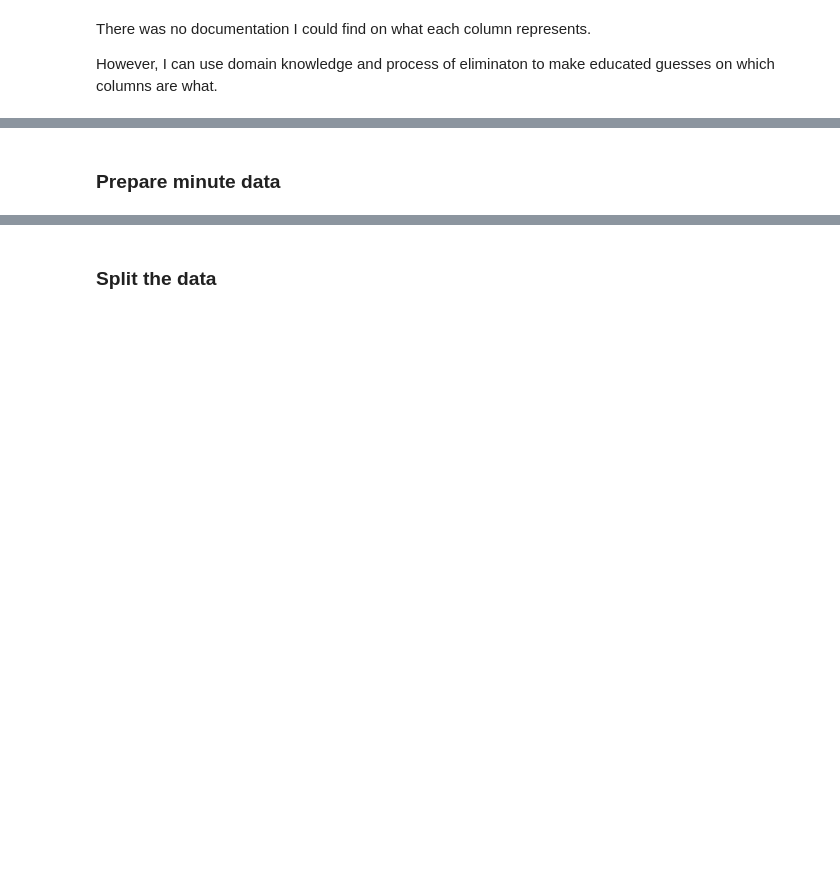
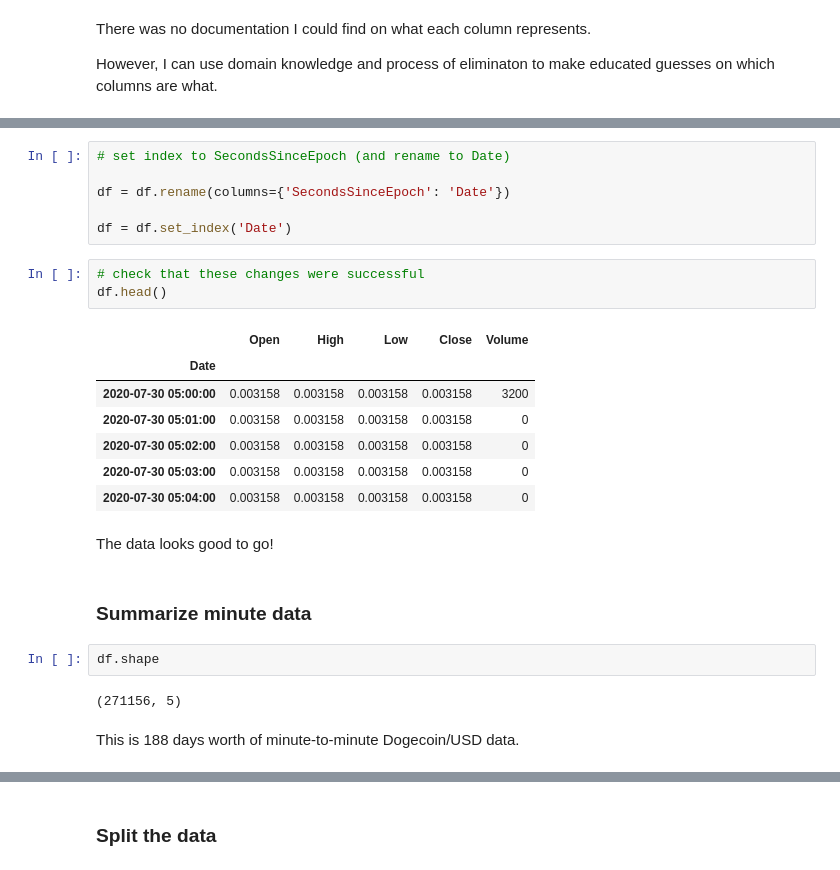
Before and after one commit to KwameTaylor/bitcoin-dogecoin, a Jupyter notebook: dogecoin.ipynb, the cells around one changed output, grey strips where cells are left out. Saved outputs shown, nothing was run; the diff lists cells and outputs as text; blank space fills up the shorter version.

```diff
--- a/dogecoin.ipynb
+++ b/dogecoin.ipynb
@@ -184,2 +218,27 @@ col_dict = {
+# %%
+# set index to SecondsSinceEpoch (and rename to Date)
+
+df = df.rename(columns={'SecondsSinceEpoch': 'Date'})
+
+df = df.set_index('Date')
+# %%
+# check that these changes were successful
+df.head()
+# %% [output]
+|  | Open | High | Low | Close | Volume |
+| Date |  |  |  |  |  |
+| 2020-07-30 05:00:00 | 0.003158 | 0.003158 | 0.003158 | 0.003158 | 3200 |
+| 2020-07-30 05:01:00 | 0.003158 | 0.003158 | 0.003158 | 0.003158 | 0 |
+| 2020-07-30 05:02:00 | 0.003158 | 0.003158 | 0.003158 | 0.003158 | 0 |
+| 2020-07-30 05:03:00 | 0.003158 | 0.003158 | 0.003158 | 0.003158 | 0 |
+| 2020-07-30 05:04:00 | 0.003158 | 0.003158 | 0.003158 | 0.003158 | 0 |
+# %% [markdown]
+The data looks good to go!
 # %% [markdown]
-### Prepare minute data
+### Summarize minute data
+# %%
+df.shape
+# %% [output]
+(271156, 5)
+# %% [markdown]
+This is 188 days worth of minute-to-minute Dogecoin/USD data.
```
Also changed, not shown: parts of 16 cells of this notebook.
